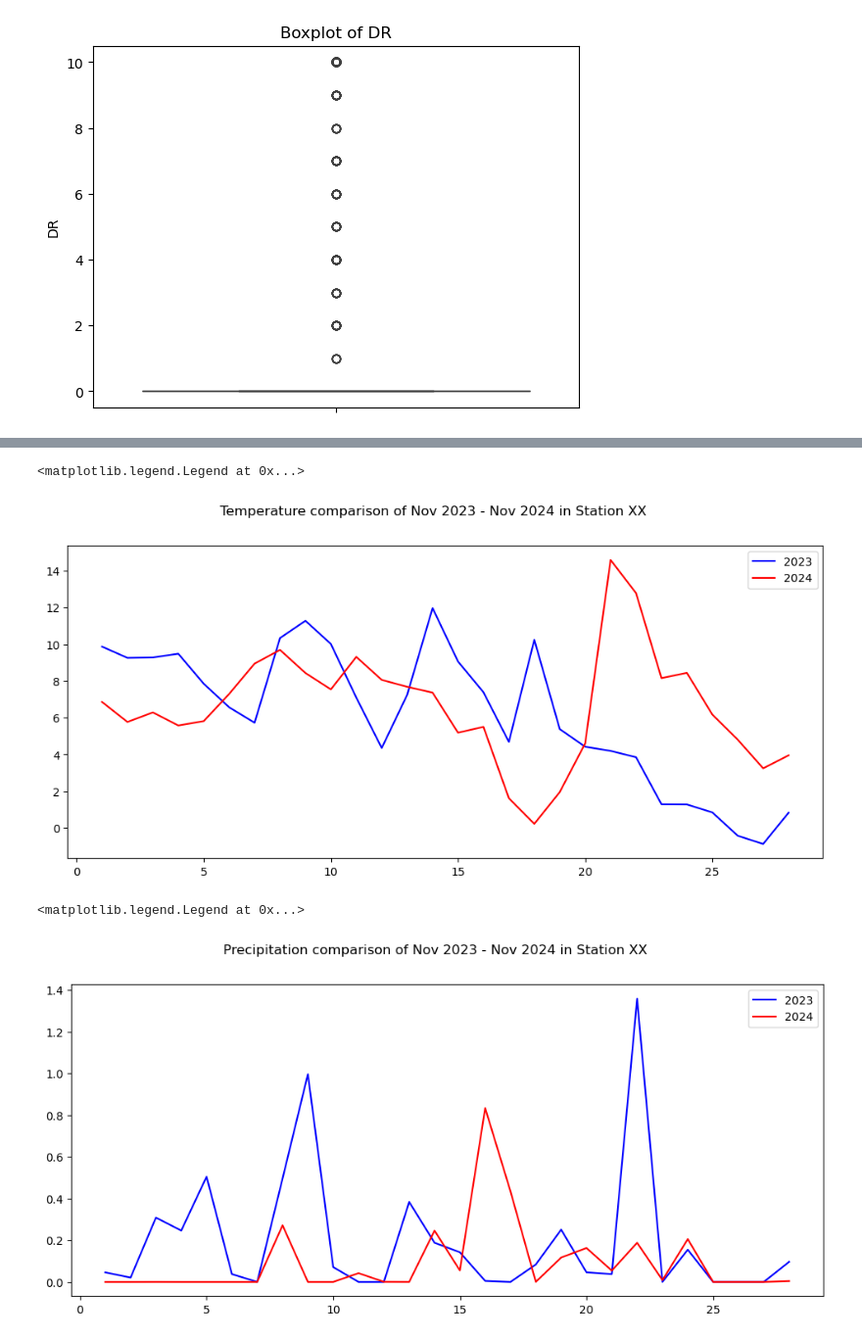
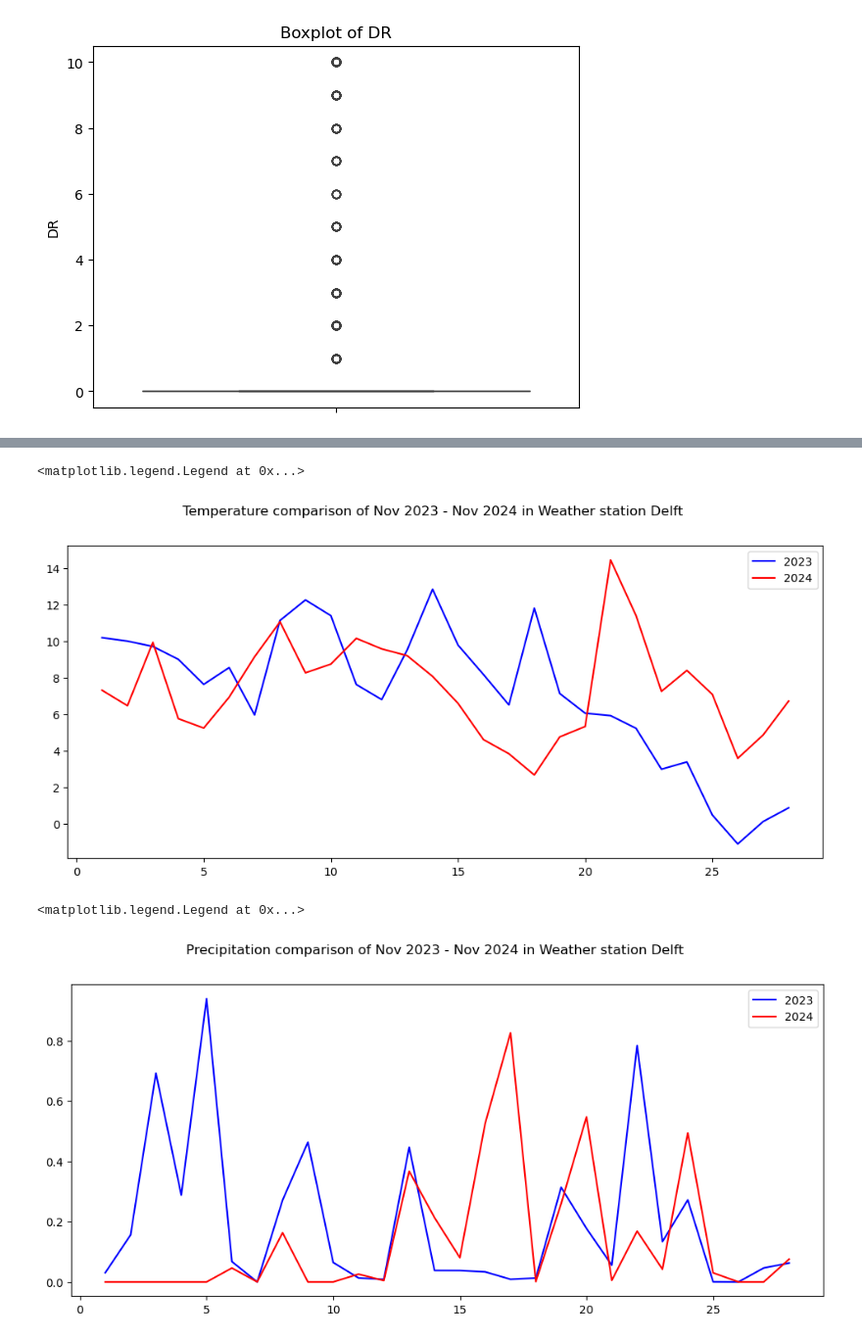
Before and after one commit to AnnavanHerwijnen/TIL6022_python_project, a Jupyter notebook: KNMI_OVfiets_2023-2024_comparison.ipynb, the cells around one changed output, grey strips where cells are left out. Shown: that part at 98% size. Saved outputs shown, nothing was run; the diff lists cells and outputs as text; code cells hidden in the pictures.

Commit message:
added name + chosen station is 344, Delft

```diff
--- a/KNMI_OVfiets_2023-2024_comparison.ipynb
+++ b/KNMI_OVfiets_2023-2024_comparison.ipynb
@@ -141,7 +118,8 @@ print(df_2023)
 # %%
 df_2023.tail()
 
-station = 391
+station = 344
+station_name = 'Delft'
 
 df_2023_station = df_2023[df_2023['station_code'] == station]
 df_2023_station.reset_index()
@@ -334,24 +288,24 @@ fig, ax_temp = plt.subplots(figsize=(12, 5))
 l1, =ax_temp.plot(daily_avr_2023_station['day_id'], daily_avr_2023_station['T'], color = 'blue', label = '2023')
 l2, =ax_temp.plot(daily_avr_2024_station['day_id'], daily_avr_2024_station['T'], color = 'red', label = '2023')
 
-fig.suptitle('Temperature comparison of Nov 2023 - Nov 2024 in Station XX')
+fig.suptitle(f'Temperature comparison of Nov 2023 - Nov 2024 in Weather station {station_name}')
 
 ax_temp.legend([l1, l2], ['2023', '2024'])
 # %% [output]
 <matplotlib.legend.Legend at 0x...>
-[figure, old version]
+[figure, new version]
 # %%
 fig, ax_rain = plt.subplots(figsize=(12, 5))
 
 l1, =ax_rain.plot(daily_avr_2023_station['day_id'], daily_avr_2023_station['RH'], color = 'blue', label = '2023')
 l2, =ax_rain.plot(daily_avr_2024_station['day_id'], daily_avr_2024_station['RH'], color = 'red', label = '2023')
 
-fig.suptitle('Precipitation comparison of Nov 2023 - Nov 2024 in Station XX')
+fig.suptitle(f'Precipitation comparison of Nov 2023 - Nov 2024 in Weather station {station_name}')
 
 ax_rain.legend([l1, l2], ['2023', '2024'])
 # %% [output]
 <matplotlib.legend.Legend at 0x...>
-[figure, old version]
+[figure, new version]
 # %%
 daily_avr_2023_station['year'] = 2023
 daily_avr_2024_station['year'] = 2024
```
Also changed, not shown: parts of 12 cells of this notebook.
